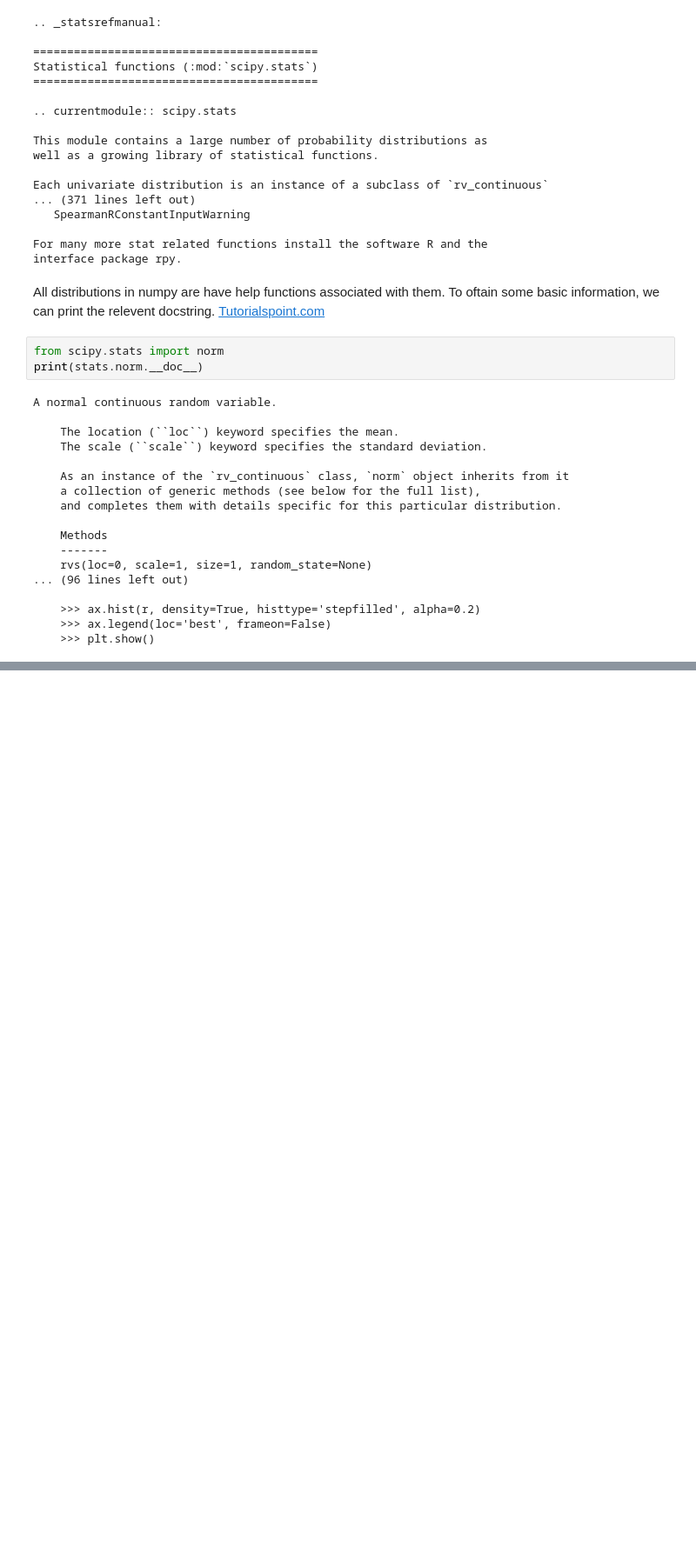
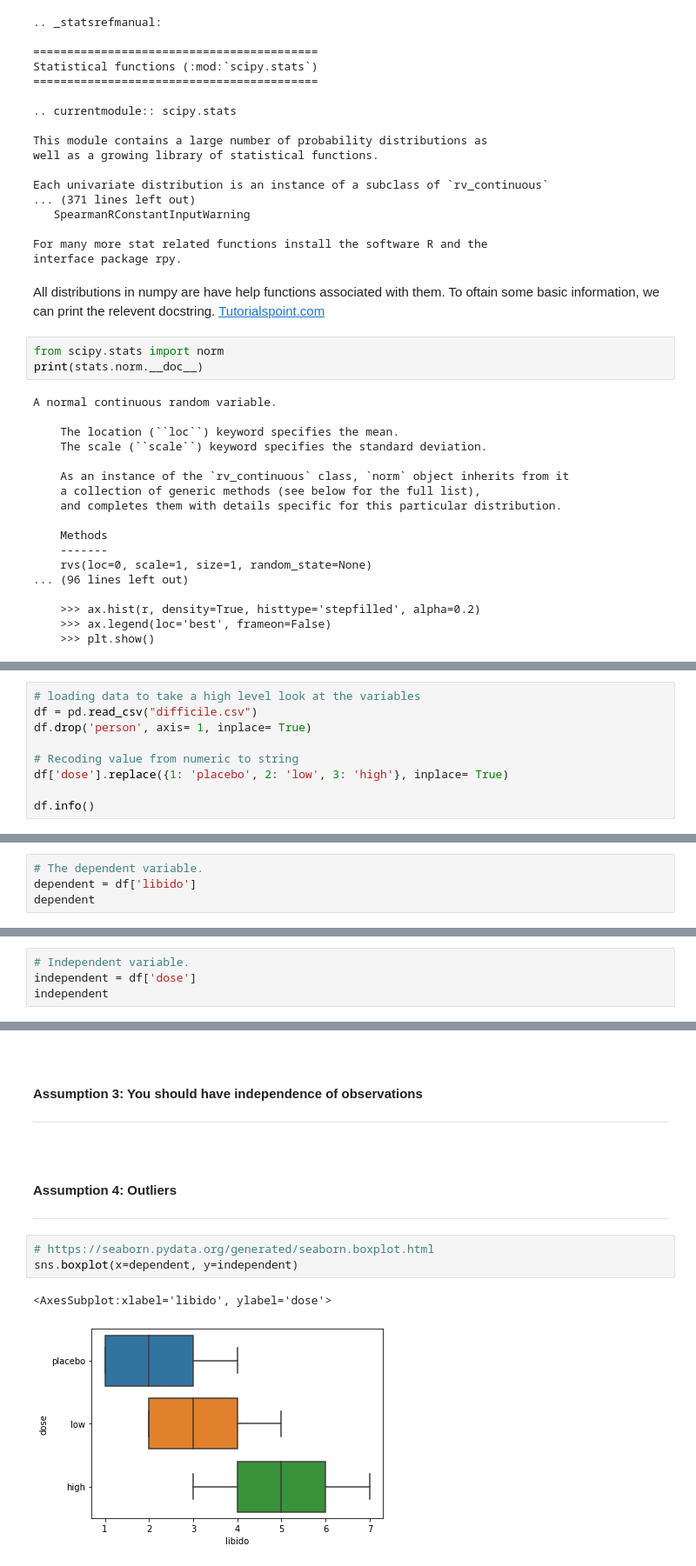
Before and after one commit to AineNicD/machine-learning-and-statistics, a Jupyter notebook: scipy-stats.ipynb, the cells around one changed output, grey strips where cells are left out. Shown at 87% size. Cells and saved outputs as stored; diff of their text form; blank space fills up the shorter version.

```diff
--- a/scipy-stats.ipynb
+++ b/scipy-stats.ipynb
@@ -131,0 +225,9 @@ A normal continuous random variable.
+# %%
+# loading data to take a high level look at the variables
+df = pd.read_csv("difficile.csv")
+df.drop('person', axis= 1, inplace= True)
+
+# Recoding value from numeric to string
+df['dose'].replace({1: 'placebo', 2: 'low', 3: 'high'}, inplace= True)
+
+df.info()
@@ -131,0 +302,4 @@ A normal continuous random variable.
+# %%
+# The dependent variable.
+dependent = df['libido']
+dependent
@@ -131,0 +341,4 @@ A normal continuous random variable.
+# %%
+# Independent variable.
+independent = df['dose']
+independent
@@ -131,0 +362,18 @@ A normal continuous random variable.
+# %% [markdown]
+<br>
+
+#### Assumption 3: You should have independence of observations
+
+***
+# %% [markdown]
+<br>
+
+#### Assumption 4: Outliers
+
+***
+# %%
+# https://seaborn.pydata.org/generated/seaborn.boxplot.html
+sns.boxplot(x=dependent, y=independent)
+# %% [output]
+<AxesSubplot:xlabel='libido', ylabel='dose'>
+[figure, added]
```
Also changed, not shown: parts of 57 cells of this notebook, 3 other files.
